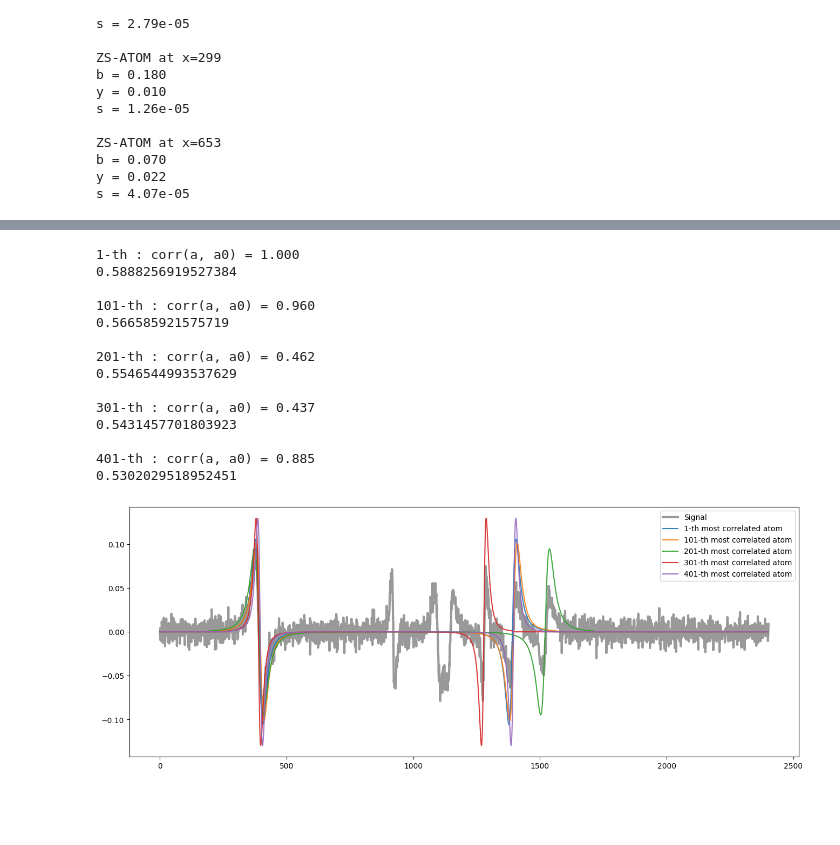
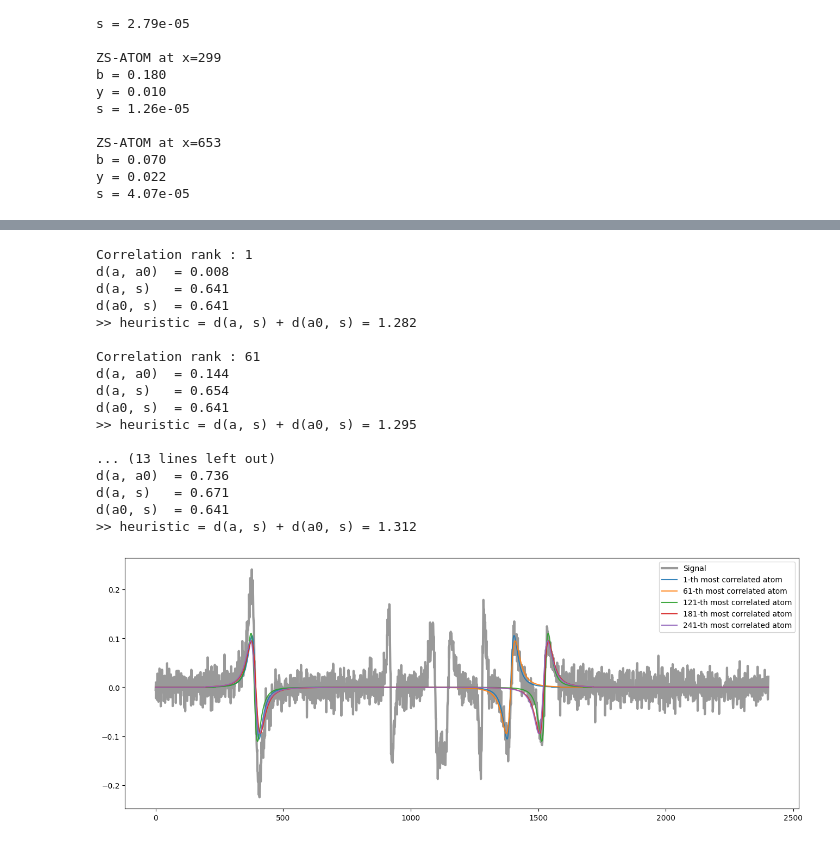
Before and after one commit to yanisgomes/csc, a Jupyter notebook: examples/test_mmp_threshold copy.ipynb, the cells around one changed output, grey strips where cells are left out. Drawn from its saved outputs; the diff is of its cells as text; code cells hidden in the pictures; blank space fills up the shorter version.

```diff
--- a/examples/test_mmp_threshold copy.ipynb
+++ b/examples/test_mmp_threshold copy.ipynb
@@ -31,9 +31,8 @@ The dictionary has 1428 different atoms
 ### Workbench initialization with a database path
 # %%
 batchSize = 200
-path_to_signals_db = f'C:\\Users\\gomes\\Documents\\ENS\\00_M1\\00_BORELLI\\01_WorkInProgress\\\synthetic-data\\db_signals_{batchSize}.json'
-path_to_omp_db = f'C:\\Users\\gomes\\Documents\\ENS\\00_M1\\00_BORELLI\\01_WorkInProgress\\\synthetic-data\\db_norm_omp_{batchSize}_bis.json'
-path_to_omp_db_not_norm = f'C:\\Users\\gomes\\Documents\\ENS\\00_M1\\00_BORELLI\\01_WorkInProgress\\\synthetic-data\\data_omp_{batchSize}.json'
+path_to_signals_db = f'C:\\Users\\gomes\\Documents\\ENS\\00_M1\\00_BORELLI\\01_WorkInProgress\\\synthetic-data\\data_signals_{batchSize}.json'
+path_to_omp_db = f'C:\\Users\\gomes\\Documents\\ENS\\00_M1\\00_BORELLI\\01_WorkInProgress\\\synthetic-data\\data_omp_{batchSize}.json'
 
 workbench = CSCWorkbench(path_to_signals_db)
 workbench.load_data()
@@ -61,6 +60,6 @@ workbench.plotStepDecomposition(db_path=path_to_omp_db, id=ids[0])
 # %%
-sdict = workbench.signalDictFromId(id=ids[0])
-atoms = sdict['atoms']
+signal_dict = workbench.signalDictFromId(id=ids[0])
+atoms = signal_dict['atoms']
 for atom in atoms:
     print('ZS-ATOM at x={}'.format(atom['x']))
     print('b = {:.3f}'.format(atom['b']))
@@ -68,7 +67,7 @@ for atom in atoms:
     print('s = {:.2e}'.format(atom['s']))
     print('')
 
-signal_length = len(sdict['signal'])
+signal_length = len(signal_dict['signal'])
 # %% [output]
 ZS-ATOM at x=154
 b = 0.570
@@ -144,9 +145,9 @@ nb_valid_offset = signal_length - dictionary.getAtomsLength() + 1
 nb_activations = nb_valid_offset * nb_atoms
 activation_mask = np.zeros((nb_activations,), dtype=np.float64)
 
-nb_corr = 500
+nb_corr = 300
 # Compute the correlations
-all_corr = dictionary.computeCorrelations(sdict['signal'])
+all_corr = dictionary.computeCorrelations(signal_dict['signal'])
 max_corr_idx = all_corr.argpartition(-nb_corr, axis=None)[-nb_corr:]
 max_corr_idx_sorted = max_corr_idx[all_corr.flatten()[max_corr_idx].argsort()[::-1]]
 max_corr_sorted =  all_corr.flatten()[max_corr_idx_sorted]
@@ -165,50 +166,59 @@ Relative variation for the 500 max correlated atoms = 1.208e+01%
 # %%
 nb_plot = 5
 step = len(max_corr_sorted) // nb_plot
+# Extract the atoms and their parameters
 corr = max_corr_sorted[::step]
 idx = max_corr_idx_sorted[::step]
 positions = positions_idx[::step]
 atoms = atoms_idx[::step]
+# Plot the signal and the most correlated atoms
 fig, axs = plt.subplots(1, 1, figsize=(16, 6), sharex=True)
-axs.plot(sdict['signal'], label='Signal', color='k', lw=3, alpha=0.4)
+axs.plot(signal_dict['signal'], label='Signal', color='k', lw=3, alpha=0.4)
 
 zs_atom0 = dictionary.getAtoms()[atoms_idx[0]]
 zs_atom_0_x = positions_idx[0]
 s0 = zs_atom0.getAtomInSignal(signal_length=signal_length, offset=zs_atom_0_x)
-dist0 = np.sqrt(1-corr[0])
+distAtom0Signal = np.sqrt(1-corr[0]/np.linalg.norm(signal_dict['signal']))
 
 for i, (pos_idx, atom_idx) in enumerate(zip(positions, atoms)) :
+        # Get the atom, its signal and its parameters
         zs_atom = dictionary.getAtoms()[atom_idx]
         b, y, s = zs_atom.params['b'], zs_atom.params['y'], zs_atom.params['sigma']
         label = 'ZS-ATOM at x={} : {}'.format(pos_idx, str(zs_atom))
         title = '{}-st most correlated atom with corr={:.3f}'.format(step*i+1, corr[i])
         axs.plot(zs_atom.getAtomInSignal(signal_length=signal_length, offset=pos_idx), label=f'{int(i*step)+1}-th most correlated atom', alpha=0.9)
         atom_signal = zs_atom.getAtomInSignal(signal_length=signal_length, offset=pos_idx)
+
+        # Compute the correlation and the distance between the atom and the signal
         corrWithAtom0 = np.correlate(s0, atom_signal, mode='valid')[0]
-        print('{}-th : corr(a, a0) = {:.3f}'.format(int(i*step) + 1, corrWithAtom0))
-        distWithAtom0 = np.sqrt(1-corrWithAtom0)
-        distWithSignal = np.sqrt(1-corr[i])
-        print(corr[i])
+        distWithAtom0 = np.sqrt(1-np.abs(corrWithAtom0))
+        distWithSignal = np.sqrt(1-np.abs(corr[i])/np.linalg.norm(signal_dict['signal']))
 
-        #print('   >> d(a, a0) = {:.3f}'.format(distWithAtom0))
-        #print('   >> d(a, a0) <= d(a, s) + d(a0, s) = {:.3f}'.format(distWithSignal))
+        print('Correlation rank : {}'.format(int(i*step) + 1))
+        print('d(a, a0)  = {:.3f}'.format(distWithAtom0))
+        print('d(a, s)   = {:.3f}'.format(distWithSignal))
+        print('d(a0, s)  = {:.3f}'.format(distAtom0Signal))
+        print('>> heuristic = d(a, s) + d(a0, s) = {:.3f}'.format(distAtom0Signal + distWithSignal))
         print('')
 
 axs.legend()
 plt.show()
 # %% [output]
-1-th : corr(a, a0) = 1.000
-0.5888256919527384
+Correlation rank : 1
+d(a, a0)  = 0.008
+d(a, s)   = 0.641
+d(a0, s)  = 0.641
+>> heuristic = d(a, s) + d(a0, s) = 1.282
 
-101-th : corr(a, a0) = 0.960
-0.566585921575719
+Correlation rank : 61
+d(a, a0)  = 0.144
+d(a, s)   = 0.654
+d(a0, s)  = 0.641
+>> heuristic = d(a, s) + d(a0, s) = 1.295
 
-201-th : corr(a, a0) = 0.462
-0.5546544993537629
-
-301-th : corr(a, a0) = 0.437
-0.5431457701803923
-
-401-th : corr(a, a0) = 0.885
-0.5302029518952451
+... (13 lines left out)
+d(a, a0)  = 0.736
+d(a, s)   = 0.671
+d(a0, s)  = 0.641
+>> heuristic = d(a, s) + d(a0, s) = 1.312
-[figure, old version]
+[figure, new version]
```
Also changed, not shown: parts of 8 cells of this notebook, 1 other file.
